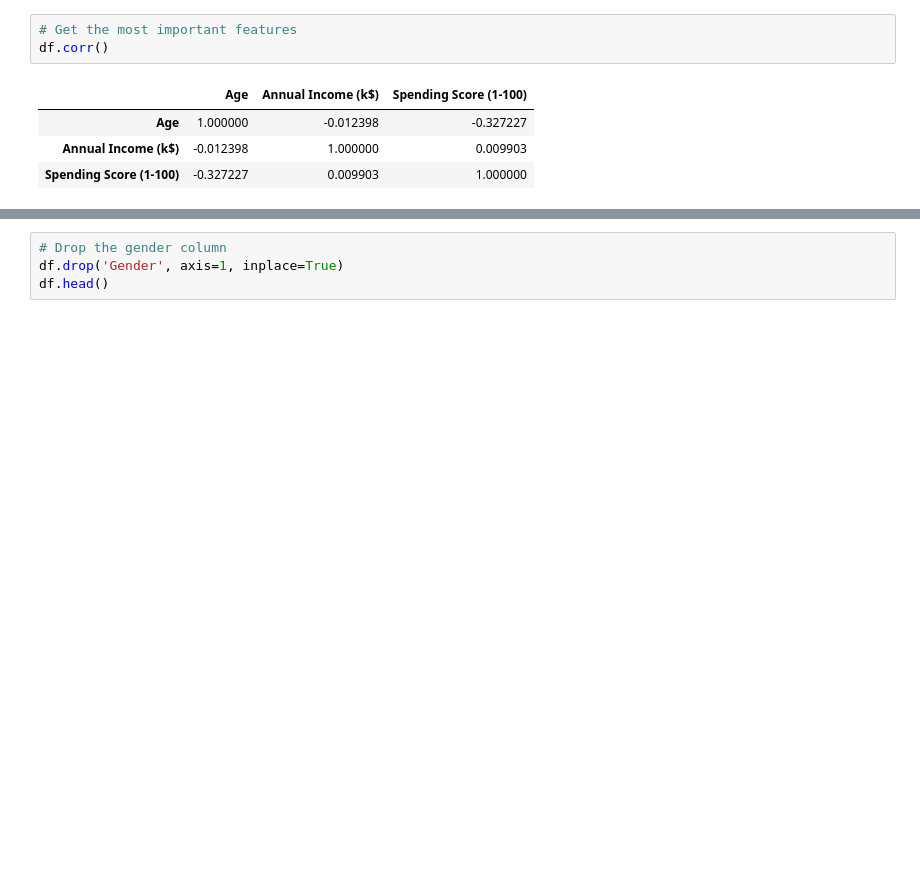
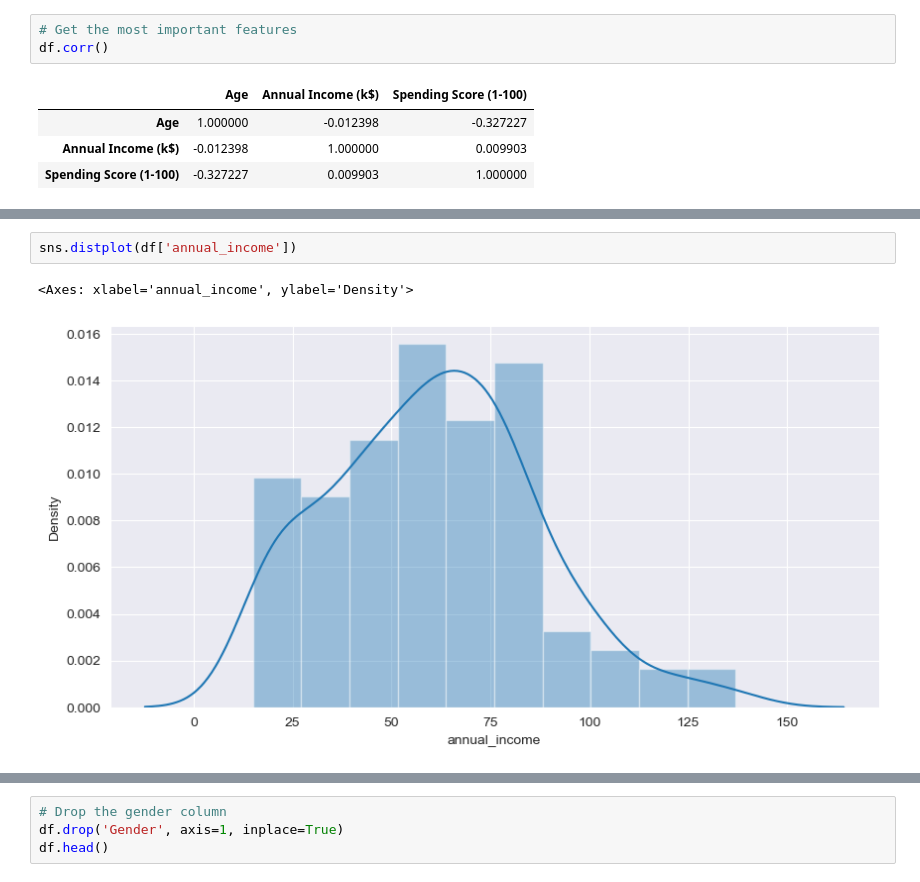
Before and after one commit to Flwstrm40/ML-Project-Gaming, a Jupyter notebook: TubesMLVerLite.ipynb, the cells around one changed output, grey strips where cells are left out. Drawn from its saved outputs; the diff is of its cells as text; blank space fills up the shorter version.

```diff
--- a/TubesMLVerLite.ipynb
+++ b/TubesMLVerLite.ipynb
@@ -125,0 +158,5 @@ df.corr()
+# %%
+sns.distplot(df['annual_income'])
+# %% [output]
+<Axes: xlabel='annual_income', ylabel='Density'>
+[figure, added]
```
Also changed, not shown: parts of 11 cells of this notebook.
